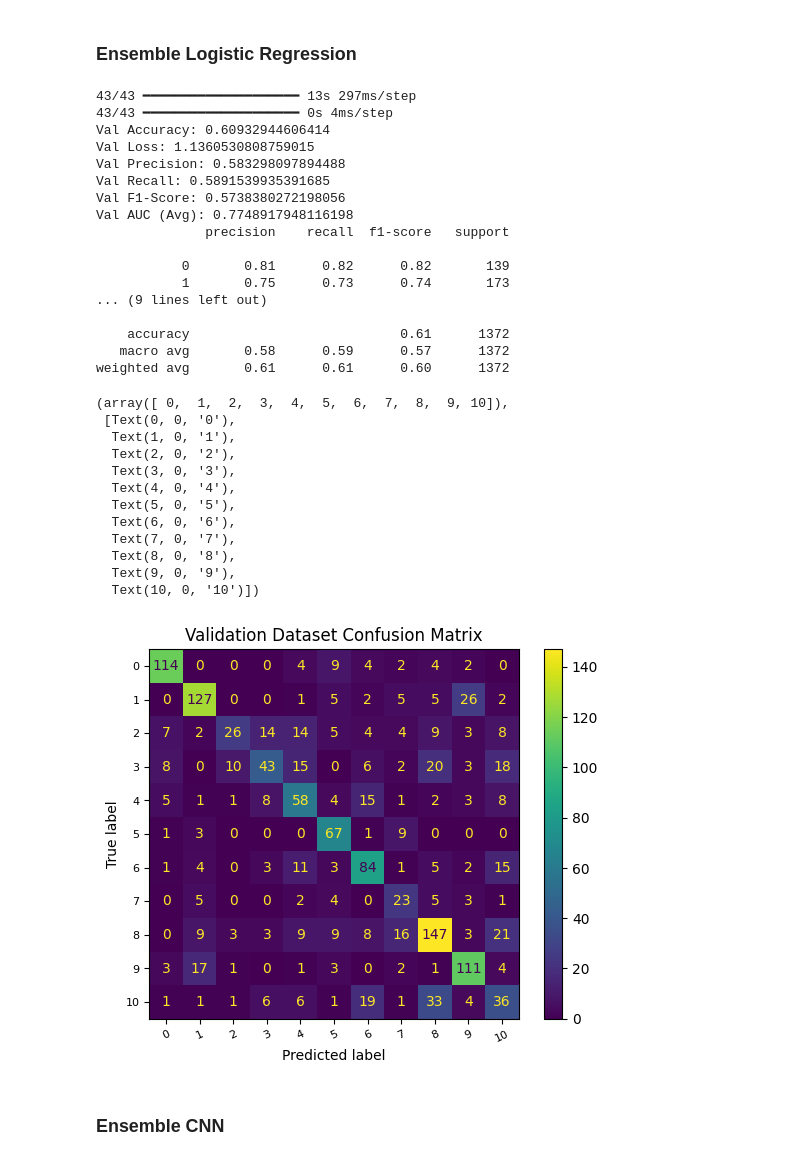
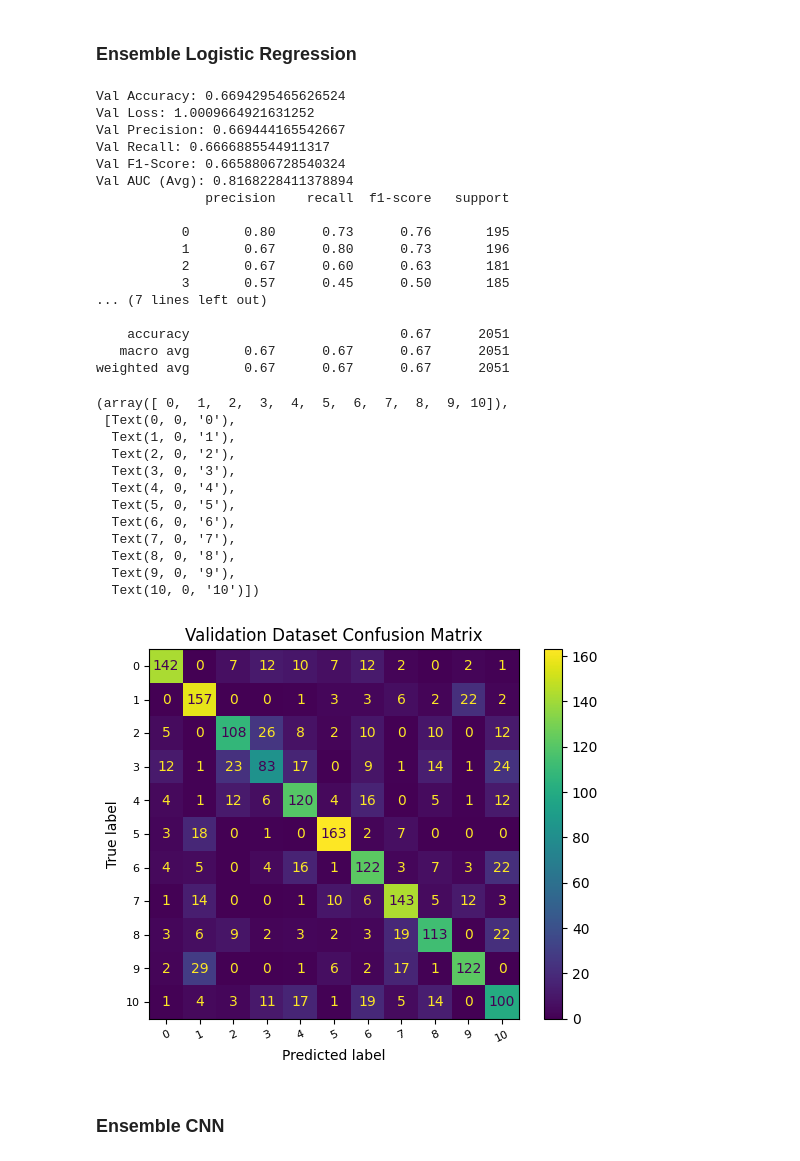
Before and after one commit to djcosta2/207_Final_Project, a Jupyter notebook: sandbox/kmeans_pca_cnn_stacking.ipynb, the cells around one changed output. Cells and saved outputs as stored; diff of their text form; code cells hidden in the pictures.

```diff
--- a/sandbox/kmeans_pca_cnn_stacking.ipynb
+++ b/sandbox/kmeans_pca_cnn_stacking.ipynb
@@ -282,7 +275,7 @@ information and possible workarounds, please see
 ## Model Building
 # %%
 # Build Model with Accuracy, AUC, and F1-score metrics
-def build_model(X_train, y_train, input_shape, epochs): # w/o pca is (224,224,3)
+def build_model(X_train, y_train, X_val, y_val, input_shape, epochs):
 
     tf.keras.backend.clear_session()
     tf.random.set_seed(0)
@@ -320,7 +313,7 @@ def build_model(X_train, y_train, input_shape, epochs): # w/o pca is (224,224,3)
 
     early_stopping = EarlyStopping(monitor='val_loss', patience=5, restore_best_weights=True)
 
-    model_history = model.fit(X_train, y_train, epochs=epochs, validation_split=0.2)
+    model_history = model.fit(X_train, y_train, epochs=epochs, validation_data=(X_val, y_val))
 
     return model, model_history
 
@@ -405,7 +398,7 @@ y_train[0] shape: (1,)
 # %%
 X_train_quantized_kmeans = tf.convert_to_tensor(X_train_quantized_kmeans, dtype=tf.float32)
 
-kmeans_model, kmeans_model_history = build_model(X_train_quantized_kmeans, y_train, (224,224,3), epochs=5)
+kmeans_model, kmeans_model_history = build_model(X_train_quantized_kmeans, y_train, X_val_quantized_kmeans, y_val, (224,224,3), epochs=5)
 
 plot_history(kmeans_model_history)
 
@@ -556,6 +542,6 @@ y_train: (10252, 1)
 # %%
 # Build Model with X_train_pca
-pca_model, pca_model_history = build_model(X_train_pca, y_train, (20,20,3), epochs=5)
+pca_model, pca_model_history = build_model(X_train_pca, y_train, X_val_pca, y_val, (20,20,3), epochs=10)
 plot_history(pca_model_history)
 evaluate_model(pca_model, X_val_pca, y_val)
 # %% [output]
@@ -616,14 +608,17 @@ weighted avg       0.54      0.54      0.51      1372
 from sklearn.metrics import accuracy_score, roc_auc_score, f1_score, log_loss
 from sklearn.linear_model import LogisticRegression
 
-# Generate predictions on the transformed training sets
-kmeans_preds = kmeans_model.predict(X_train_quantized_kmeans)
-pca_preds = pca_model.predict(X_train_pca)
+# Generate predictions from the base models for training data
+kmeans_preds_train = kmeans_model.predict(X_train_quantized_kmeans)  # Predictions from k-means
+pca_preds_train = pca_model.predict(X_train_pca)  # Predictions from PCA
+
+# Combine predictions to form stacked features for training
+stacked_train_features = np.hstack((kmeans_preds_train, pca_preds_train))
+
+# Generate predictions on the transformed validation sets
+kmeans_val_preds = kmeans_model.predict(X_val_quantized_kmeans)
+pca_val_preds = pca_model.predict(X_val_pca)
 
 # Combine predictions as input for the meta-model
-stacked_features = np.hstack((kmeans_preds, pca_preds))
-
-# Train the meta-model with stacked predictions
-meta_model = LogisticRegression()
-meta_model_history = meta_model.fit(stacked_features, y_train)
+stacked_val_features = np.hstack((kmeans_val_preds, pca_val_preds))
 # %% [output]
@@ -632,10 +629,11 @@ meta_model_history = meta_model.fit(stacked_features, y_train)
 # %% [markdown]
 ### Ensemble Logistic Regression
 # %%
-# Make val predictions
-kmeans_preds = kmeans_model.predict(X_val)
-pca_preds = pca_model.predict(X_val_pca)
-stacked_val_features = np.hstack((kmeans_preds, pca_preds))
+# Train the Log Reg meta-model with stacked predictions
+meta_model = LogisticRegression()
+meta_model_history = meta_model.fit(stacked_train_features, y_train)
+
+# Get predictions and probabilities for the validation set
 val_predictions = meta_model.predict(stacked_val_features)
 val_probabilities = meta_model.predict_proba(stacked_val_features)
 
@@ -662,48 +660,48 @@ print(f"Val F1-Score: {val_f1}")
 print(f"Val AUC (Avg): {val_auc}")
 
 # Print classification report for subgroup accuracies
 print(classification_report(y_val, val_predictions, target_names=[str(label) for label in np.unique(y_val)]))
 
 # Get confusion matrix
 conf_matrix=confusion_matrix(y_val, val_predictions)
 
 # Plot confusion matrix
 display = ConfusionMatrixDisplay(conf_matrix, display_labels=np.unique(y_val))
 display.plot()
 plt.title("Validation Dataset Confusion Matrix")
 plt.yticks(fontsize=8)
 plt.xticks(fontsize=8, rotation=25)
 # %% [output]
-43/43 ━━━━━━━━━━━━━━━━━━━━ 13s 297ms/step
-43/43 ━━━━━━━━━━━━━━━━━━━━ 0s 4ms/step
-Val Accuracy: 0.60932944606414
-Val Loss: 1.1360530808759015
-Val Precision: 0.583298097894488
-Val Recall: 0.5891539935391685
-Val F1-Score: 0.5738380272198056
-Val AUC (Avg): 0.7748917948116198
+Val Accuracy: 0.6694295465626524
+Val Loss: 1.0009664921631252
+Val Precision: 0.669444165542667
+Val Recall: 0.6666885544911317
+Val F1-Score: 0.6658806728540324
+Val AUC (Avg): 0.8168228411378894
               precision    recall  f1-score   support
 
-           0       0.81      0.82      0.82       139
-           1       0.75      0.73      0.74       173
-... (9 lines left out)
+           0       0.80      0.73      0.76       195
+           1       0.67      0.80      0.73       196
+           2       0.67      0.60      0.63       181
+           3       0.57      0.45      0.50       185
+... (7 lines left out)
 
-    accuracy                           0.61      1372
-   macro avg       0.58      0.59      0.57      1372
-weighted avg       0.61      0.61      0.60      1372
+    accuracy                           0.67      2051
+   macro avg       0.67      0.67      0.67      2051
+weighted avg       0.67      0.67      0.67      2051
 (array([ 0,  1,  2,  3,  4,  5,  6,  7,  8,  9, 10]),
  [Text(0, 0, '0'),
   Text(1, 0, '1'),
   Text(2, 0, '2'),
   Text(3, 0, '3'),
   Text(4, 0, '4'),
   Text(5, 0, '5'),
   Text(6, 0, '6'),
   Text(7, 0, '7'),
   Text(8, 0, '8'),
   Text(9, 0, '9'),
   Text(10, 0, '10')])
-[figure, old version]
+[figure, new version]
 # %% [markdown]
 ### Ensemble CNN
 # %%
```
Also changed, not shown: parts of 17 cells of this notebook, 2 other files.
